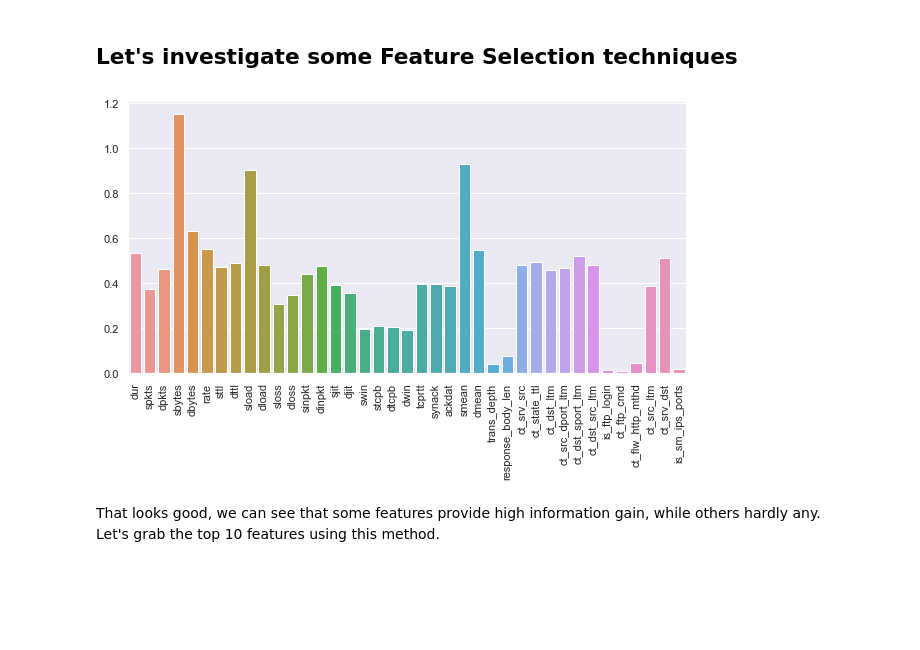
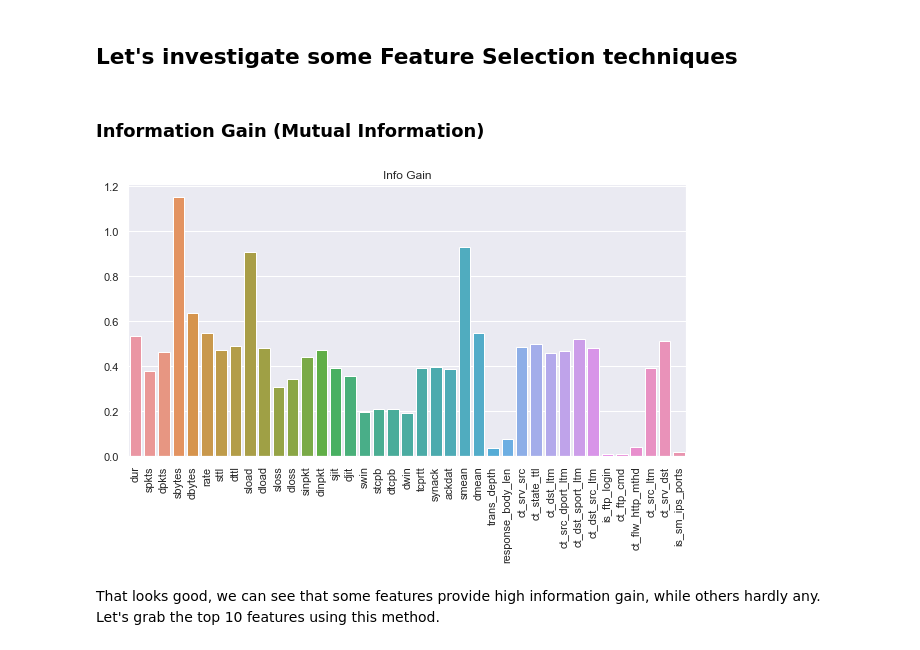
Before and after one commit to pvan1/DATA-606-Capstone, a Jupyter notebook: capstone-phase1.ipynb, the cells around one changed output. Saved outputs shown, nothing was run; the diff lists cells and outputs as text; code cells hidden in the pictures; blank space fills up the shorter version.

```diff
--- a/capstone-phase1.ipynb
+++ b/capstone-phase1.ipynb
@@ -414,0 +490,12 @@ training_data_std.to_pickle("./data/training_data_std.pkl")
+# %%
+# a function to plot bar charts, to save typing
+def plotbarchart(xvals, yvals, fname, title, xsize=10, ysize=5, ordr=None, ylog=False):
+    plt.figure(figsize=(xsize,ysize))
+    sns.set_style('darkgrid')
+    chart = sns.barplot(x=xvals, y=yvals, order=ordr)
+    chart.set_xticklabels(chart.get_xticklabels(), rotation=90)
+    if ylog == True:
+        chart.set_yscale('log')
+    chart.set_title(title)
+    plt.savefig(fname, dpi=300, bbox_inches='tight')
+    plt.show()
@@ -415 +505,3 @@ training_data_std.to_pickle("./data/training_data_std.pkl")
+# %% [markdown]
+### Information Gain (Mutual Information)
 # %%
@@ -419,17 +508,11 @@ numeric_feat = training.drop(['proto', 'service', 'state'], axis=1)
 # the original numeric features, and attack categories; doesn't like binarized categories, needs 1D
 info_gain = mutual_info_classif(X=numeric_feat, y=training_cats)
 # %%
-#info_gain
-#feat_info_gain = pd.Series(info_gain, numeric_feat.columns)
-#feat_info_gain.plot(kind='bar', figsize=(10, 5))
-plt.figure(figsize=(10,5))
-sns.set_style('darkgrid')
-ig_plot = sns.barplot(x=numeric_feat.columns, y=info_gain)
-ig_plot.set_xticklabels(ig_plot.get_xticklabels(), rotation=90)
-plt.savefig('./images/info_gain.png', dpi=300, bbox_inches='tight')
-plt.show()
+# plot the information gain of the features on the training categories
+plotbarchart(numeric_feat.columns, info_gain, './images/info_gain.png', 'Info Gain',
+             xsize=10, ysize=5, ordr=None, ylog=False)
 # %% [output]
-[figure, old version]
+[figure, new version]
 # %% [markdown]
 That looks good, we can see that some features provide high information gain, while others hardly any.
 Let's grab the top 10 features using this method.
```
Also changed, not shown: parts of 54 cells of this notebook.
